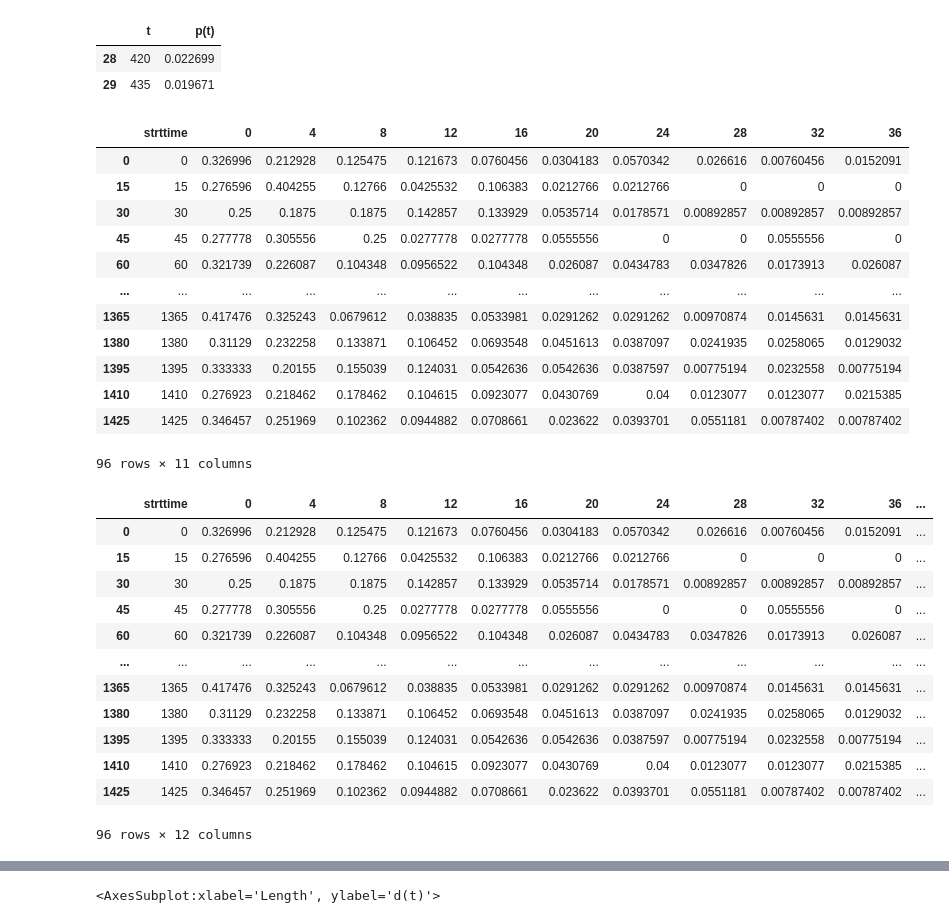
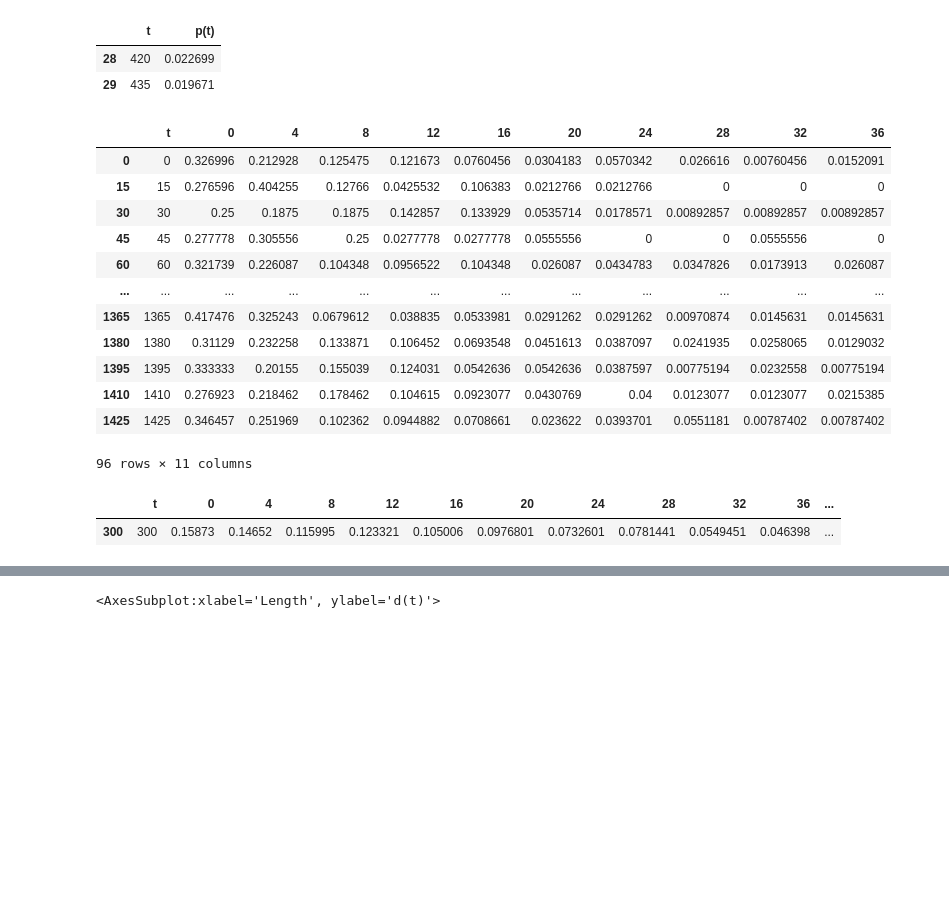
Before and after one commit to thummelt/master-thesis, a Jupyter notebook: code/src/Data_Analysis.ipynb, the cells around one changed output, grey strips where cells are left out. Saved outputs shown, nothing was run; the diff lists cells and outputs as text; code cells hidden in the pictures; blank space fills up the shorter version.

```diff
--- a/code/src/Data_Analysis.ipynb
+++ b/code/src/Data_Analysis.ipynb
@@ -9,7 +9,7 @@ sns.set_context("paper")
 # Parameter
 tau = 15
 # %%
-df = pd.read_csv("/usr/app/data/trippub_2.csv")
+df = pd.read_csv("/usr/app/data/trippub.csv")
 df.head()
 # %% [output]
 |  | HOUSEID | PERSONID | TDTRPNUM | STRTTIME | ENDTIME | TRVLCMIN | TRPMILES | TRPTRANS | TRPACCMP | TRPHHACC | ... |
@@ -86,7 +86,7 @@ k = 4
 bins = list(range(0,41,k))
 
 #range(0, int(max(df_tmp["TRPMILES"])), int(max(df_tmp["TRPMILES"])/k))
-d_len = pd.DataFrame(columns=["strttime"]+bins[:-1])
+d_len = pd.DataFrame(columns=["t"]+bins[:-1])
 
 for t in d_strttime["t"]:
     hist_len = np.histogram(df_tmp.loc[df_tmp.STRTTIME==t, "TRPMILES"], bins = bins, density = True)
@@ -94,7 +94,7 @@ for t in d_strttime["t"]:
 
 d_len
 # %% [output]
-|  | strttime | 0 | 4 | 8 | 12 | 16 | 20 | 24 | 28 | 32 | 36 |
+|  | t | 0 | 4 | 8 | 12 | 16 | 20 | 24 | 28 | 32 | 36 |
 | 0 | 0 | 0.326996 | 0.212928 | 0.125475 | 0.121673 | 0.0760456 | 0.0304183 | 0.0570342 | 0.026616 | 0.00760456 | 0.0152091 |
 | 15 | 15 | 0.276596 | 0.404255 | 0.12766 | 0.0425532 | 0.106383 | 0.0212766 | 0.0212766 | 0 | 0 | 0 |
 | 30 | 30 | 0.25 | 0.1875 | 0.1875 | 0.142857 | 0.133929 | 0.0535714 | 0.0178571 | 0.00892857 | 0.00892857 | 0.00892857 |
@@ -113,20 +113,9 @@ d_len.to_pickle("/usr/app/data/probabilities/trplen.pkl")
 # %%
 # Just for checking
 d_len.loc[:,'sum'] = d_len.iloc[:,1:].sum(axis=1)
 #d_len.iloc[:,1:]
-d_len
+d_len[d_len["t"] == 300].tail(1)
 # %% [output]
-|  | strttime | 0 | 4 | 8 | 12 | 16 | 20 | 24 | 28 | 32 | 36 | ... |
-| 0 | 0 | 0.326996 | 0.212928 | 0.125475 | 0.121673 | 0.0760456 | 0.0304183 | 0.0570342 | 0.026616 | 0.00760456 | 0.0152091 | ... |
-| 15 | 15 | 0.276596 | 0.404255 | 0.12766 | 0.0425532 | 0.106383 | 0.0212766 | 0.0212766 | 0 | 0 | 0 | ... |
-| 30 | 30 | 0.25 | 0.1875 | 0.1875 | 0.142857 | 0.133929 | 0.0535714 | 0.0178571 | 0.00892857 | 0.00892857 | 0.00892857 | ... |
-| 45 | 45 | 0.277778 | 0.305556 | 0.25 | 0.0277778 | 0.0277778 | 0.0555556 | 0 | 0 | 0.0555556 | 0 | ... |
-| 60 | 60 | 0.321739 | 0.226087 | 0.104348 | 0.0956522 | 0.104348 | 0.026087 | 0.0434783 | 0.0347826 | 0.0173913 | 0.026087 | ... |
-| ... | ... | ... | ... | ... | ... | ... | ... | ... | ... | ... | ... | ... |
-| 1365 | 1365 | 0.417476 | 0.325243 | 0.0679612 | 0.038835 | 0.0533981 | 0.0291262 | 0.0291262 | 0.00970874 | 0.0145631 | 0.0145631 | ... |
-| 1380 | 1380 | 0.31129 | 0.232258 | 0.133871 | 0.106452 | 0.0693548 | 0.0451613 | 0.0387097 | 0.0241935 | 0.0258065 | 0.0129032 | ... |
-| 1395 | 1395 | 0.333333 | 0.20155 | 0.155039 | 0.124031 | 0.0542636 | 0.0542636 | 0.0387597 | 0.00775194 | 0.0232558 | 0.00775194 | ... |
-| 1410 | 1410 | 0.276923 | 0.218462 | 0.178462 | 0.104615 | 0.0923077 | 0.0430769 | 0.04 | 0.0123077 | 0.0123077 | 0.0215385 | ... |
-| 1425 | 1425 | 0.346457 | 0.251969 | 0.102362 | 0.0944882 | 0.0708661 | 0.023622 | 0.0393701 | 0.0551181 | 0.00787402 | 0.00787402 | ... |
+|  | t | 0 | 4 | 8 | 12 | 16 | 20 | 24 | 28 | 32 | 36 | ... |
+| 300 | 300 | 0.15873 | 0.14652 | 0.115995 | 0.123321 | 0.105006 | 0.0976801 | 0.0732601 | 0.0781441 | 0.0549451 | 0.046398 | ... |
-96 rows × 12 columns
 # %%
```
Also changed, not shown: parts of 2 cells of this notebook.
